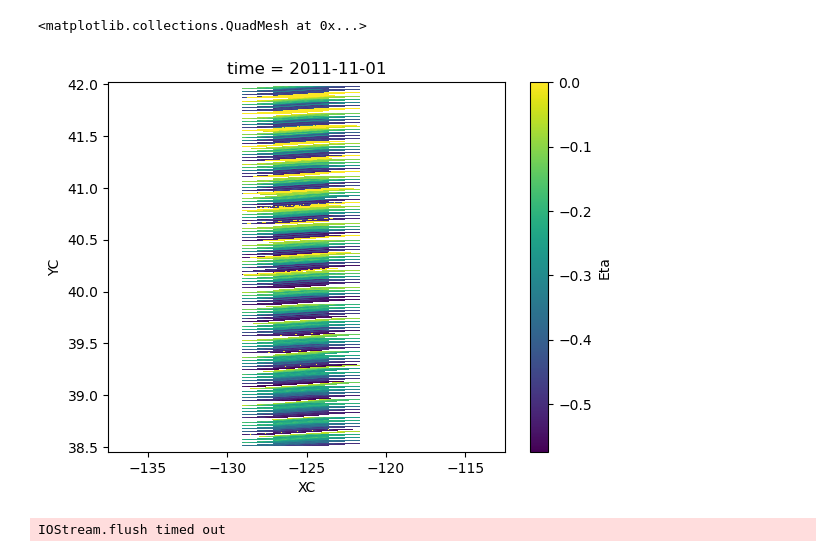
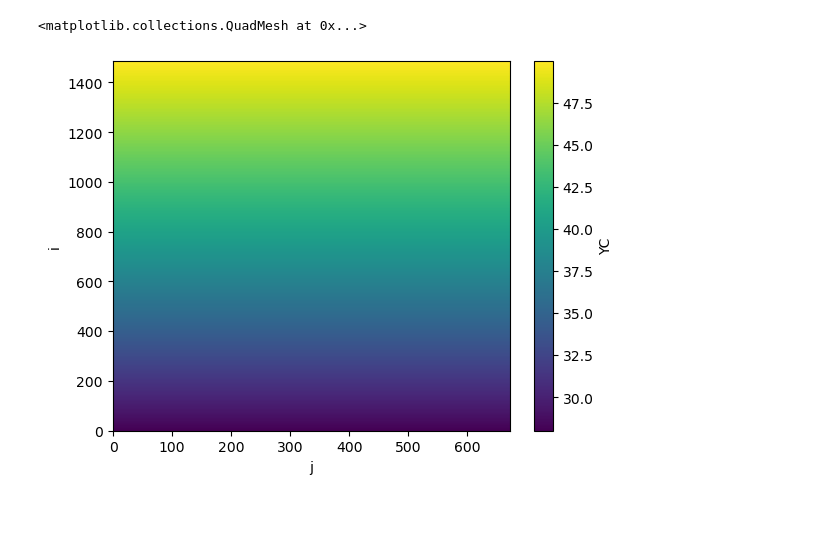
Before and after one commit to bdarbyMLML/cape_mend_SM_LCS, a Jupyter notebook: Animations.ipynb, the cells around one changed output. Saved outputs shown, nothing was run; the diff lists cells and outputs as text; code cells hidden in the pictures; blank space fills up the shorter version.

```diff
--- a/Animations.ipynb
+++ b/Animations.ipynb
@@ -33,6 +33,11 @@ variables = ['Eta','Theta','Salt','U','V','W','oceTUAX','oceTAUY']
 Eta_files , Eta_filepaths= tools.get_data_paths_from_binary(path_tohd, variables[0],file_end='nc')
 # %%
 Eta_ds = xr.open_mfdataset(Eta_filepaths)
+# %%
+grid['YC'].plot()
+# %% [output]
+<matplotlib.collections.QuadMesh at 0x...>
+[figure, added]
 # %%
 Eta = xr.merge([Eta_ds,grid])
 # %%
@@ -42,11 +47,6 @@ ds = Eta
 ds_cut = ds.where(((ds['XC']>extent[0])&(ds['XC']<extent[1]))&(ds['YC']>extent[2])&(ds['YC']<extent[3]))
 ds_cut = ds_cut.dropna(how='all',dim='i').dropna(how='all',dim='j') #this code takes forever
 
-ds_cut['Eta'].isel(time=0).plot(x='XC',y='YC')
 #cape_mend = ds.sel(XC=slice(extent[0],extent[1]),YC=slice(extent[2],extent[3]))
 #cape_mend.isel(time=0,k=0).plot()
-# %% [output]
-<matplotlib.collections.QuadMesh at 0x...>
-[figure, removed]
-IOStream.flush timed out
 # %%
```
Also changed, not shown: parts of 7 cells of this notebook, 1 other file.
